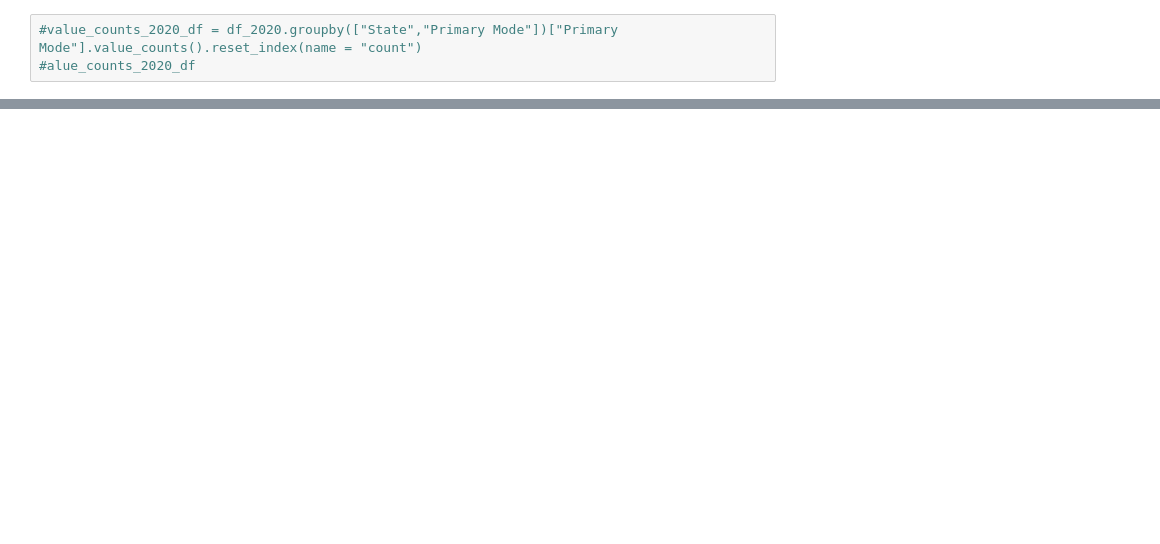
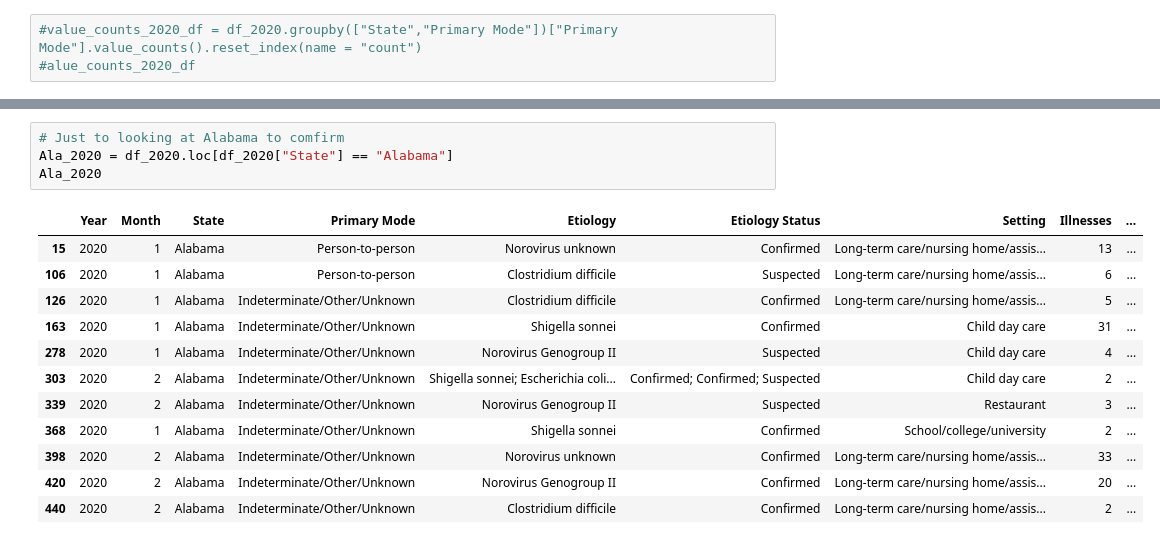
Before and after one commit to InsomniYak28/group_project_1, a Jupyter notebook: Mode by State .ipynb, the cells around one changed output, grey strips where cells are left out. Drawn from its saved outputs; the diff is of its cells as text; blank space fills up the shorter version.

```diff
--- a/Mode by State .ipynb
+++ b/Mode by State .ipynb
@@ -299,0 +331,17 @@ stats.ttest_ind(df_2020, df_2021, equal_var=False)
+# %%
+# Just to looking at Alabama to comfirm
+Ala_2020 = df_2020.loc[df_2020["State"] == "Alabama"]
+Ala_2020
+# %% [output]
+|  | Year | Month | State | Primary Mode | Etiology | Etiology Status | Setting | Illnesses | ... |
+| 15 | 2020 | 1 | Alabama | Person-to-person | Norovirus unknown | Confirmed | Long-term care/nursing home/assis... | 13 | ... |
+| 106 | 2020 | 1 | Alabama | Person-to-person | Clostridium difficile | Suspected | Long-term care/nursing home/assis... | 6 | ... |
+| 126 | 2020 | 1 | Alabama | Indeterminate/Other/Unknown | Clostridium difficile | Confirmed | Long-term care/nursing home/assis... | 5 | ... |
+| 163 | 2020 | 1 | Alabama | Indeterminate/Other/Unknown | Shigella sonnei | Confirmed | Child day care | 31 | ... |
+| 278 | 2020 | 1 | Alabama | Indeterminate/Other/Unknown | Norovirus Genogroup II | Suspected | Child day care | 4 | ... |
+| 303 | 2020 | 2 | Alabama | Indeterminate/Other/Unknown | Shigella sonnei; Escherichia coli... | Confirmed; Confirmed; Suspected | Child day care | 2 | ... |
+| 339 | 2020 | 2 | Alabama | Indeterminate/Other/Unknown | Norovirus Genogroup II | Suspected | Restaurant | 3 | ... |
+| 368 | 2020 | 1 | Alabama | Indeterminate/Other/Unknown | Shigella sonnei | Confirmed | School/college/university | 2 | ... |
+| 398 | 2020 | 2 | Alabama | Indeterminate/Other/Unknown | Norovirus unknown | Confirmed | Long-term care/nursing home/assis... | 33 | ... |
+| 420 | 2020 | 2 | Alabama | Indeterminate/Other/Unknown | Norovirus Genogroup II | Confirmed | Long-term care/nursing home/assis... | 20 | ... |
+| 440 | 2020 | 2 | Alabama | Indeterminate/Other/Unknown | Clostridium difficile | Confirmed | Long-term care/nursing home/assis... | 2 | ... |
```
Also changed, not shown: parts of 32 cells of this notebook.
